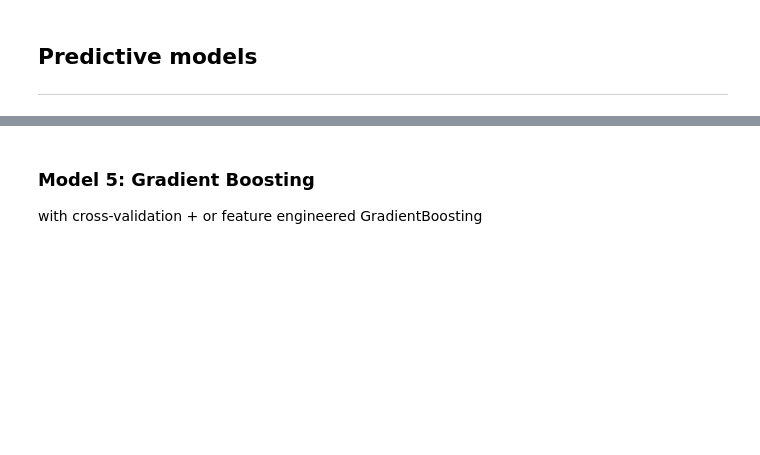
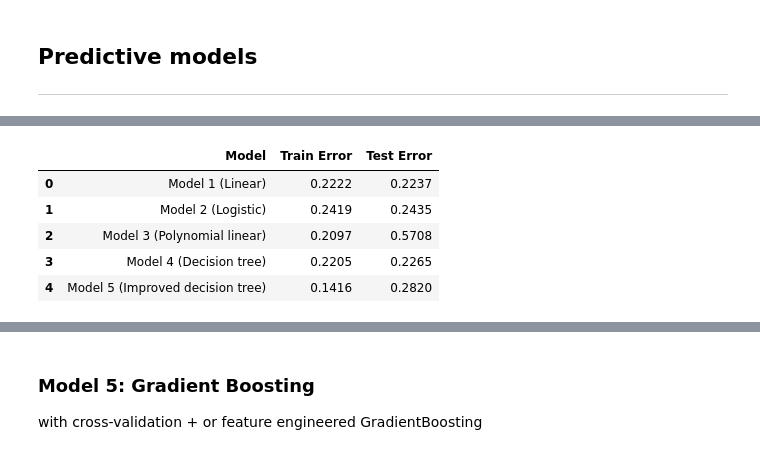
Before and after one commit to zsofiarebeka/ceu-ml1-ml2, a Jupyter notebook: Kaggle competition/Kaggle_Katona.ipynb, the cells around one changed output, grey strips where cells are left out. Saved outputs shown, nothing was run; the diff lists cells and outputs as text; code cells hidden in the pictures; blank space fills up the shorter version.

```diff
--- a/Kaggle competition/Kaggle_Katona.ipynb
+++ b/Kaggle competition/Kaggle_Katona.ipynb
@@ -355 +338,36 @@ and fearure engineered decision trees
+# %%
+# Defining preprocessing steps
+improved_tree = Pipeline(steps=[
+    ('imputer', SimpleImputer(strategy='median')),
+    ('scaler', StandardScaler())])
+
+
+# Create the pipeline
+steps = [
+    ('tree', DecisionTreeRegressor(max_depth=15,random_state=prng))
+]
+improved_tree = Pipeline(steps)
+
+# Fitting the training data
+improved_tree.fit(X_train, y_train)
+
+# Calculating the train error
+train_error_imp_tree = calculateRMSLE(improved_tree.predict(X_train), y_train)
+
+# Calculating the test error
+test_error_imp_tree = calculateRMSLE(improved_tree.predict(X_test), y_test)
+
+# Displaying the results
+new_results_5 = pd.DataFrame({'Model': ['Model 5 (Improved decision tree)'],
+                            'Train Error': [train_error_imp_tree],
+                            'Test Error': [test_error_imp_tree]})
+model_results = pd.concat([model_results, new_results_5], ignore_index=True)
+model_results
+# %% [output]
+|  | Model | Train Error | Test Error |
+| 0 | Model 1 (Linear) | 0.2222 | 0.2237 |
+| 1 | Model 2 (Logistic) | 0.2419 | 0.2435 |
+| 2 | Model 3 (Polynomial linear) | 0.2097 | 0.5708 |
+| 3 | Model 4 (Decision tree) | 0.2205 | 0.2265 |
+| 4 | Model 5 (Improved decision tree) | 0.1416 | 0.2820 |
 # %% [markdown]
```
Also changed, not shown: parts of 30 cells of this notebook.
